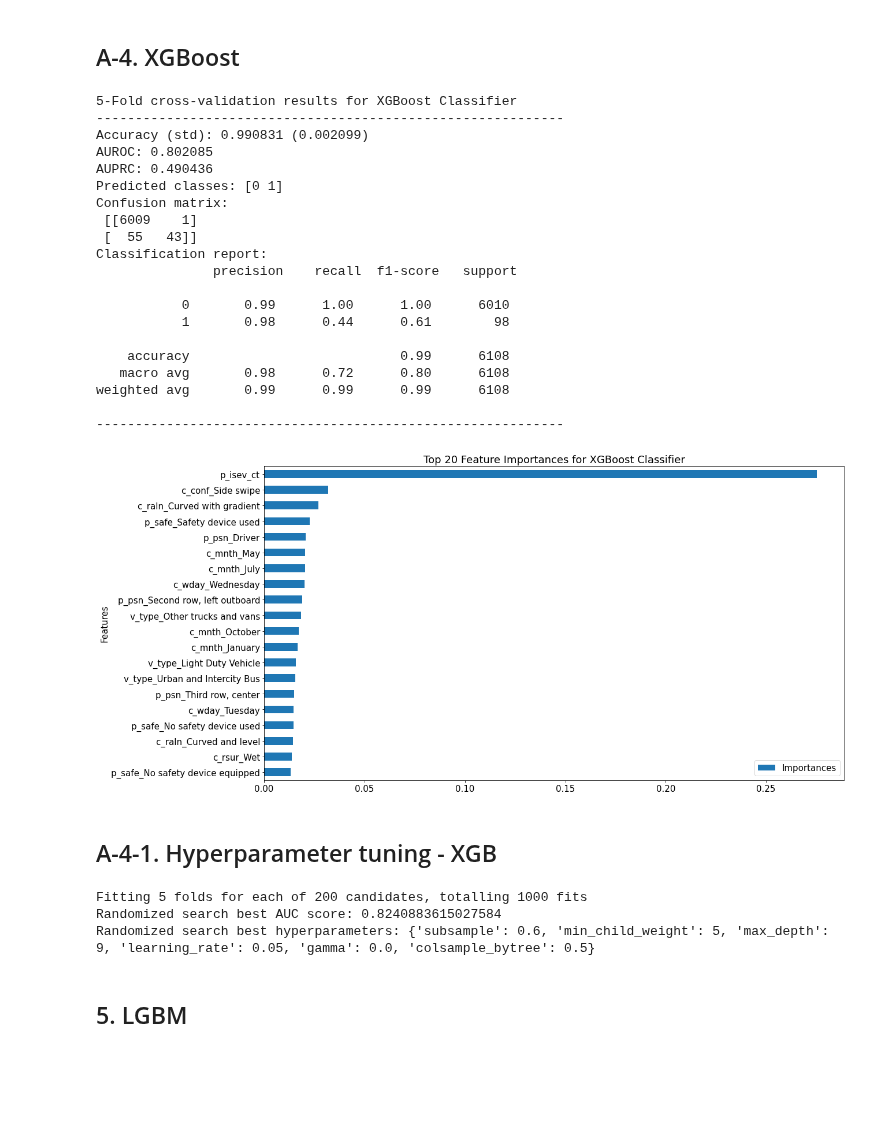
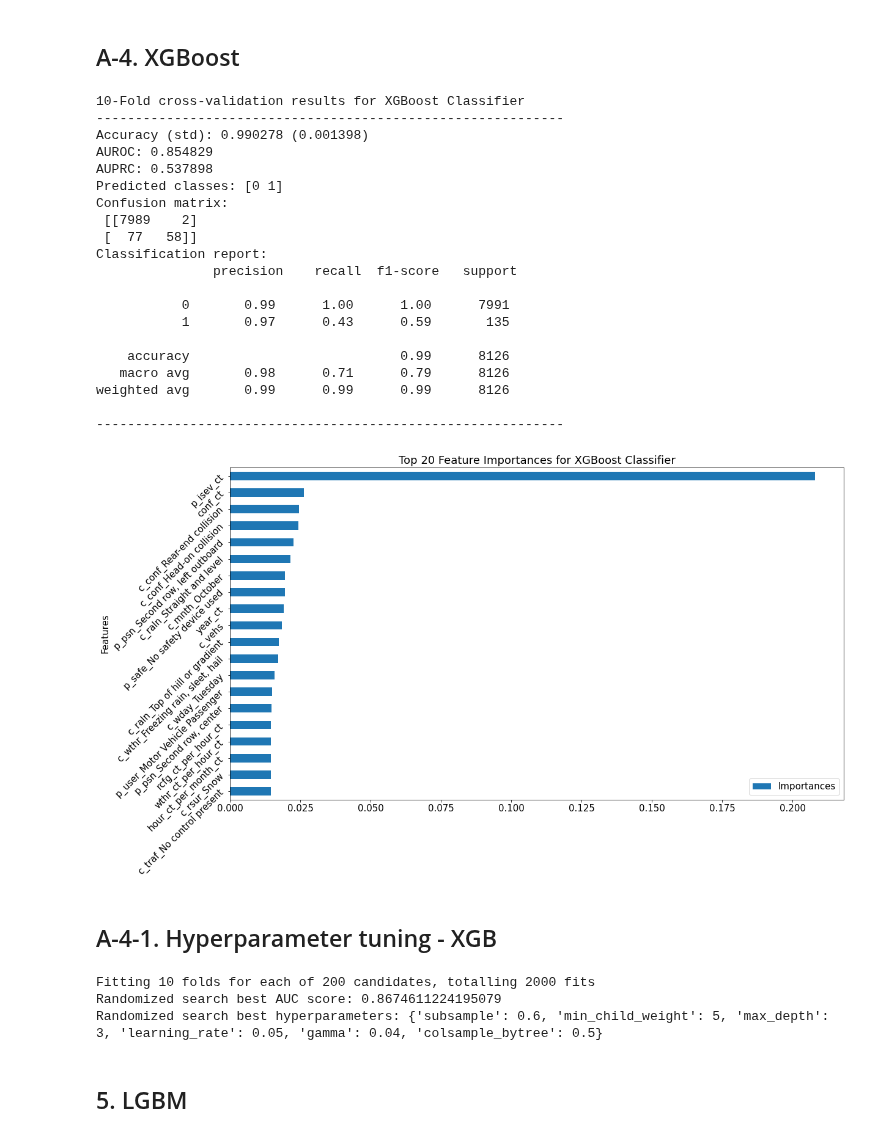
Before and after one commit to Owerre/imbalanced-learning, a Jupyter notebook: canada-collision/notebooks/05-ml.ipynb, the cells around one changed output. Cells and saved outputs as stored; diff of their text form; code cells hidden in the pictures; blank space fills up the shorter version.

```diff
--- a/canada-collision/notebooks/05-ml.ipynb
+++ b/canada-collision/notebooks/05-ml.ipynb
@@ -132,11 +144,7 @@ X2.to_pickle('../data/collision.pkl')
 df_small = pd.read_pickle('../data/collision.pkl')
 # %%
 # Feature matrix and class label
-cols_to_drop = ['c_case', 'p_id', 'v_id',  'class', 'c_traf',
-                'v_type_ind', 'p_psn_ind', 'c_wthr_ind',
-                'c_raln_ind', 'c_rsur_ind', 'c_traf_ind',
-                'conf_per_day', 'conf_per_hour'
-                ]
+cols_to_drop = ['c_case', 'p_id', 'v_id', 'class']
 X, y = df_small.drop(cols_to_drop, axis = 1), df_small['class']
 # %%
 print('Data size:', X.shape, y.shape)
@@ -171,0 +182,6 @@ Name: class, dtype: float64
+# %%
+# Fit transform the training set
+X_train_imputed = imputer.fit_transform(X_train)
+
+# Only transform the test set
+X_test_imputed = imputer.transform(X_test)
@@ -172,6 +190,6 @@ Name: class, dtype: float64
 # %%
 # Transform and scale data
-X_train_scaled, X_test_scaled, feat_names = transfxn.preprocessing(X_train, X_test)
+X_train_scaled, X_test_scaled, feat_names = transfxn.preprocessing(X_train_imputed, X_test_imputed)
 # %%
 # Size of the data after pre-processing
 print('Training set size after pre-processing:', X_train_scaled.shape)
@@ -377,46 +396,49 @@ Randomized search best hyperparameters: {'min_samples_split': 7, 'max_features':
 # %% [markdown]
 ## A-4. XGBoost
 # %%
-
-param_dist = {'objective':'binary:logistic', 'eval_metric':'logloss',  'learning_rate':0.1,                     'random_state':5,'n_jobs':-1
+param_dist = {'objective':'binary:logistic', 'eval_metric':'logloss',
+              'learning_rate':0.05, 'random_state':42,'n_jobs':-1,
+               'n_estimators':100
               }
 
 xgb_clf = xgb.XGBClassifier(**param_dist)
-model.eval_metrics_cv(xgb_clf, X_train_scaled, y_train, cv_fold = 5,scoring = 'accuracy',
+model.eval_metrics_cv(xgb_clf, X_train_scaled, y_train, cv_fold = 10, scoring = 'accuracy',
                       model_nm = "XGBoost Classifier")
 # %% [output]
-5-Fold cross-validation results for XGBoost Classifier
+10-Fold cross-validation results for XGBoost Classifier
 ------------------------------------------------------------
-Accuracy (std): 0.990831 (0.002099)
-AUROC: 0.802085
-AUPRC: 0.490436
+Accuracy (std): 0.990278 (0.001398)
+AUROC: 0.854829
+AUPRC: 0.537898
 Predicted classes: [0 1]
 Confusion matrix:
- [[6009    1]
- [  55   43]]
+ [[7989    2]
+ [  77   58]]
 Classification report:
                precision    recall  f1-score   support
 
-           0       0.99      1.00      1.00      6010
-           1       0.98      0.44      0.61        98
+           0       0.99      1.00      1.00      7991
+           1       0.97      0.43      0.59       135
 
-    accuracy                           0.99      6108
-   macro avg       0.98      0.72      0.80      6108
-weighted avg       0.99      0.99      0.99      6108
+    accuracy                           0.99      8126
+   macro avg       0.98      0.71      0.79      8126
+weighted avg       0.99      0.99      0.99      8126
 
 ------------------------------------------------------------
 # %%
 # Compute feature importances
 importances_df = pd.DataFrame({'Features': feat_names,
-                               'Importances': xgb_clf.feature_importances_})
+                               'Importances': xgb_clf.feature_importances_
+                               })
 # Bar plot
 importances_df.sort_values('Importances', ascending = True, inplace = True)
 importances_df.set_index('Features', inplace = True)
 importances_df.tail(20).plot(kind='barh', figsize = (18,10))
+plt.yticks(rotation = 45)
 plt.title('Top 20 Feature Importances for XGBoost Classifier')
 plt.show()
 # %% [output]
-[figure, old version]
+[figure, new version]
 # %% [markdown]
 ## A-4-1. Hyperparameter tuning  - XGB
 # %%
@@ -430,12 +452,12 @@ params = {'max_depth': range(1,10,2),
           }
 
 # Randomized search
-param_dist = {'objective':'binary:logistic', 'eval_metric':'logloss', 'n_estimators':1000,
+param_dist = {'objective':'binary:logistic', 'eval_metric':'logloss', 'n_estimators':100,
               'scale_pos_weight':class_ratio, 'random_state':42
             }
 xgb_clf = xgb.XGBClassifier(**param_dist)
 rsearch_xgb = RandomizedSearchCV(estimator = xgb_clf, param_distributions = params,
-                                  scoring = 'roc_auc', cv = 5, n_jobs = -1, n_iter = 200,
+                                  scoring = 'roc_auc', cv = 10, n_jobs = -1, n_iter = 200,
                                   random_state = 42, verbose = 1)
 # Fit the  training set
 rsearch_xgb.fit(X_train_scaled, y_train)
@@ -447,9 +469,9 @@ joblib.dump(rsearch_xgb.best_estimator_, '../src/model/xgb_clf.pkl')
 print('Randomized search best AUC score:', rsearch_xgb.best_score_)
 print('Randomized search best hyperparameters:', rsearch_xgb.best_params_)
 # %% [output]
-Fitting 5 folds for each of 200 candidates, totalling 1000 fits
-Randomized search best AUC score: 0.8240883615027584
-Randomized search best hyperparameters: {'subsample': 0.6, 'min_child_weight': 5, 'max_depth': 9, 'learning_rate': 0.05, 'gamma': 0.0, 'colsample_bytree': 0.5}
+Fitting 10 folds for each of 200 candidates, totalling 2000 fits
+Randomized search best AUC score: 0.8674611224195079
+Randomized search best hyperparameters: {'subsample': 0.6, 'min_child_weight': 5, 'max_depth': 3, 'learning_rate': 0.05, 'gamma': 0.04, 'colsample_bytree': 0.5}
 # %% [markdown]
 ## 5. LGBM
 # %%
```
Also changed, not shown: parts of 44 cells of this notebook, 41 other files.
